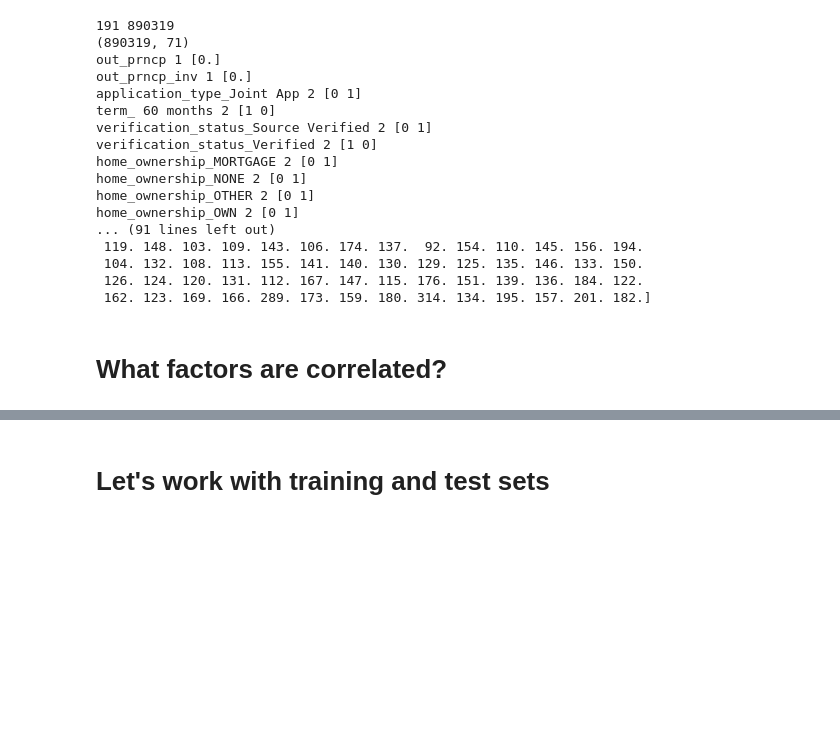
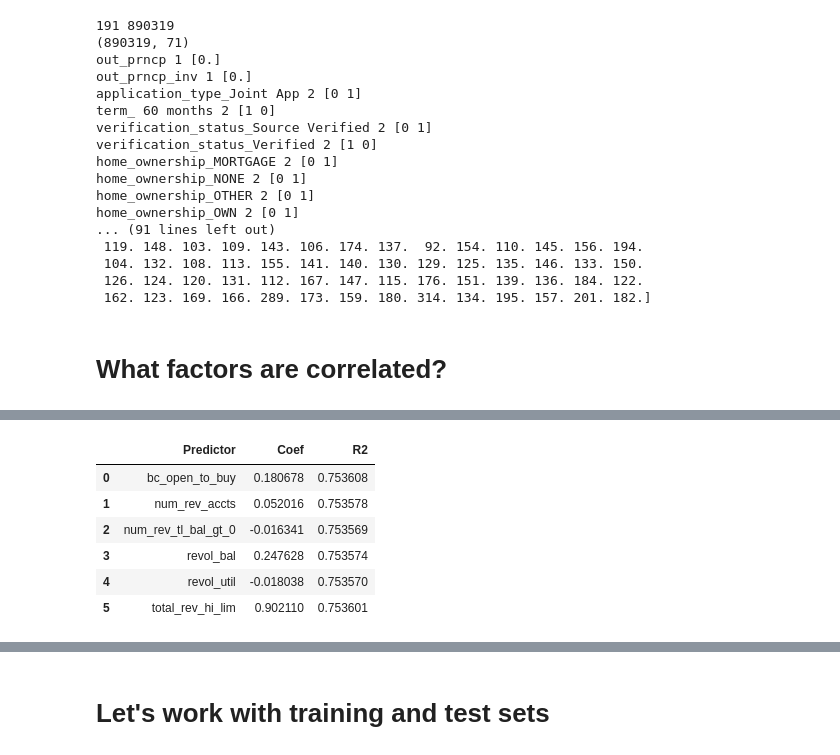
Before and after one commit to Polkaguy/Final-Project, a Jupyter notebook: Final_Project_Pavan.ipynb, the cells around one changed output, grey strips where cells are left out. Drawn from its saved outputs; the diff is of its cells as text; code cells hidden in the pictures; blank space fills up the shorter version.

```diff
--- a/Final_Project_Pavan.ipynb
+++ b/Final_Project_Pavan.ipynb
@@ -420,0 +433,40 @@ Factors with high correlation (> +/-0.7) are:
+# %%
+# Create standardized dataframe
+std_df = nonnan_df.copy()
+std_df.drop(columns=['out_prncp', 'out_prncp_inv'],inplace=True) # Drop because there is no variation in these columns
+y=nonnan_df['total_pymnt']/nonnan_df['loan_amnt']
+for col in std_df.columns:
+    std_df[col] = (std_df[col] - std_df[col].min()) / (std_df[col].max() - std_df[col].min())
+x_full=std_df.drop(columns=['loan_amnt','loan_amnt'])
+# Revolving debt maximum related variables
+revolving = [
+    'bc_open_to_buy',
+    'num_rev_accts',
+    'num_rev_tl_bal_gt_0',
+    'revol_bal',
+    'revol_util',
+    'total_rev_hi_lim'
+]
+
+test_df = pd.DataFrame(columns=['Predictor','Coef','R2'])
+for col in revolving:
+    cols_to_drop = revolving.copy()
+    cols_to_drop.remove(col)
+    x=x_full.drop(columns=cols_to_drop)
+    test_reg = LinearRegression().fit(x,y)
+    test_coef = test_reg.coef_[list(x.columns).index(col)]
+    test_score = test_reg.score(x,y)
+    test_df = test_df.append({
+        'Predictor':col,
+        'Coef':test_coef,
+        'R2':test_score
+    },ignore_index=True)
+test_df
+# %% [output]
+|  | Predictor | Coef | R2 |
+| 0 | bc_open_to_buy | 0.180678 | 0.753608 |
+| 1 | num_rev_accts | 0.052016 | 0.753578 |
+| 2 | num_rev_tl_bal_gt_0 | -0.016341 | 0.753569 |
+| 3 | revol_bal | 0.247628 | 0.753574 |
+| 4 | revol_util | -0.018038 | 0.753570 |
+| 5 | total_rev_hi_lim | 0.902110 | 0.753601 |
```
Also changed, not shown: parts of 21 cells of this notebook.
